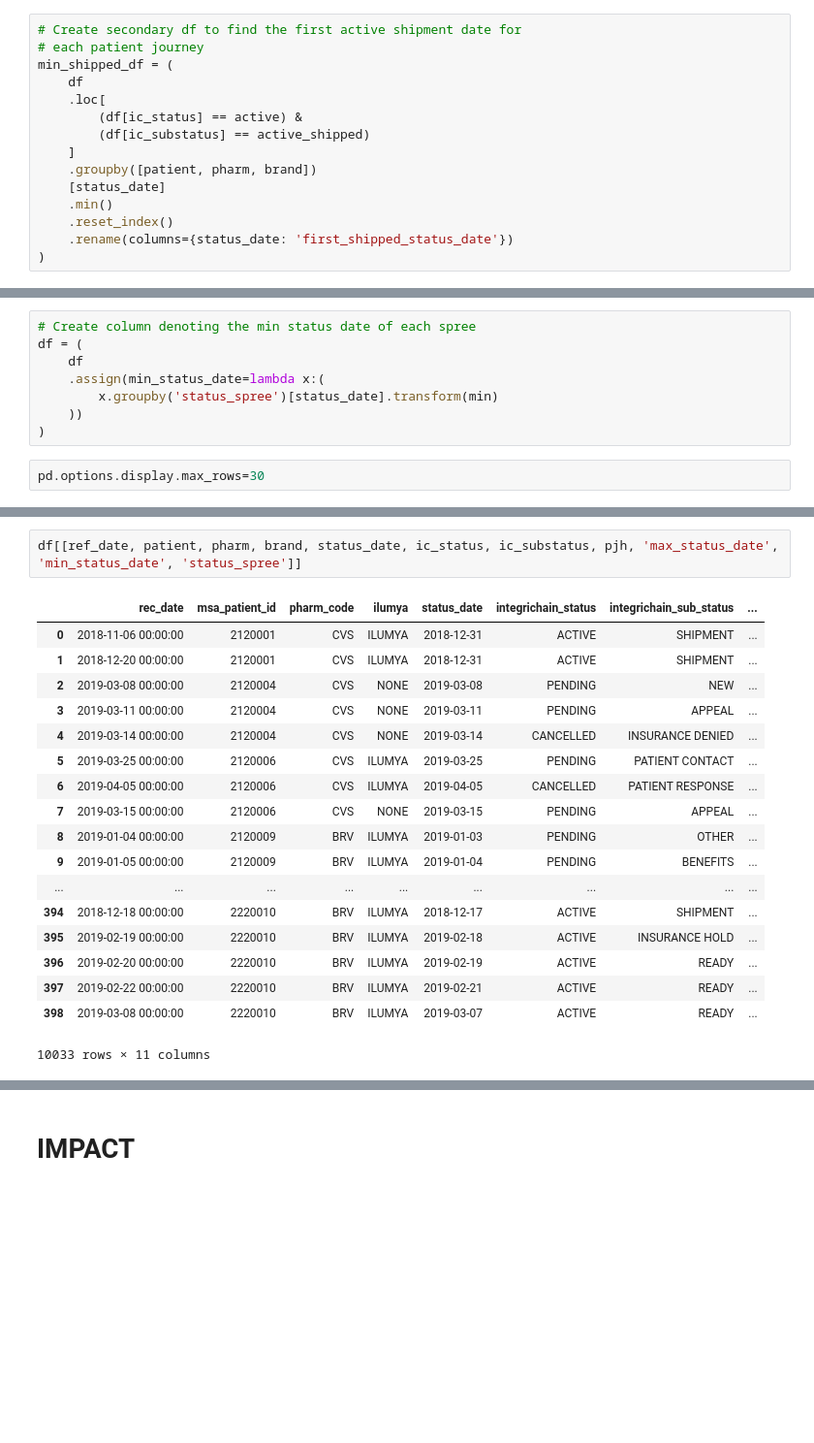
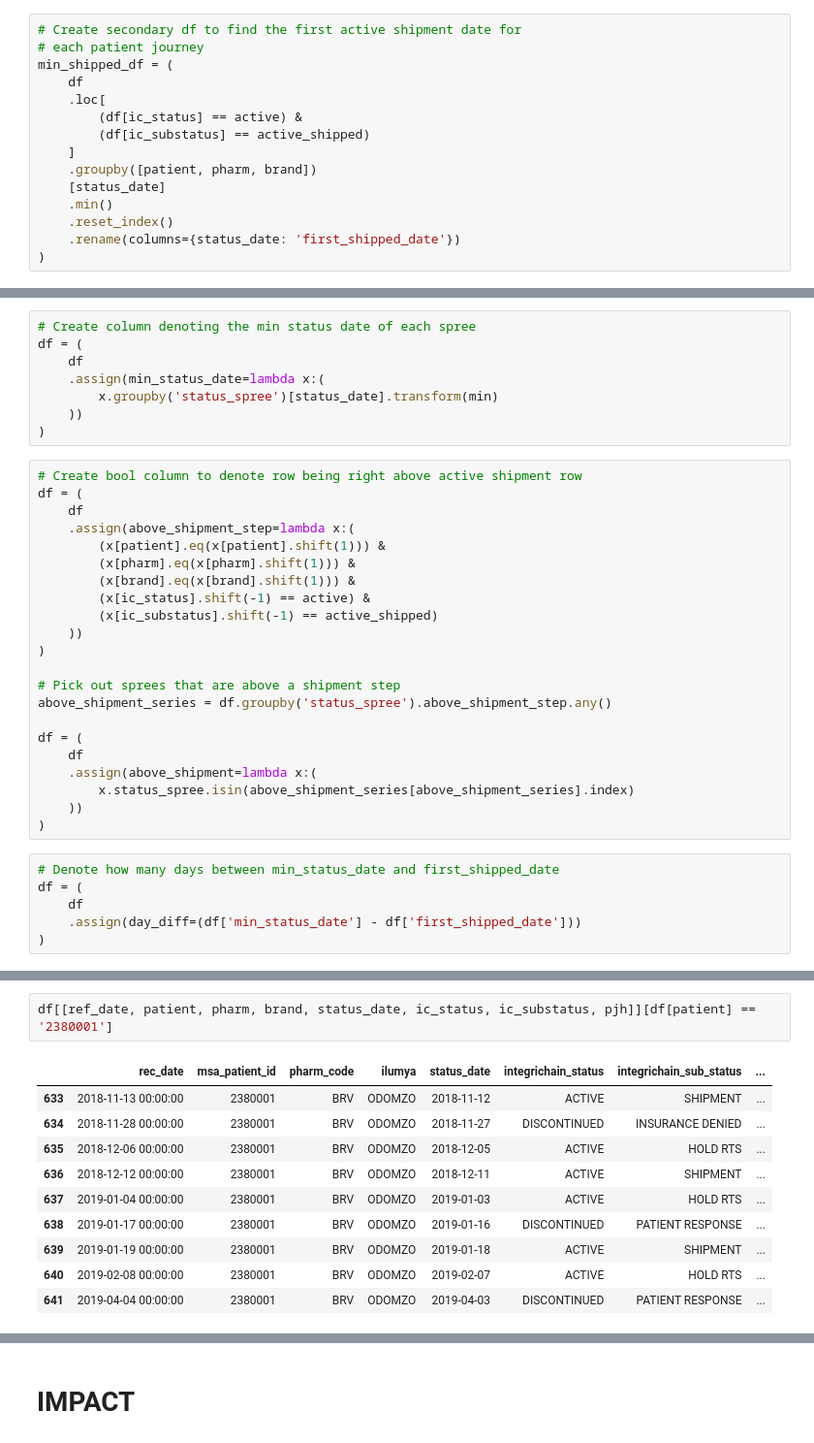
Before and after one commit to RyanAdalbert/s3parq, a Jupyter notebook: transforms/accredo_cancel_before_active.ipynb, the cells around one changed output, grey strips where cells are left out. Shown: that part at 97% size. Saved outputs shown, nothing was run; the diff lists cells and outputs as text; blank space fills up the shorter version.

```diff
--- a/transforms/accredo_cancel_before_active.ipynb
+++ b/transforms/accredo_cancel_before_active.ipynb
@@ -333,7 +333,7 @@ min_shipped_df = (
     [status_date]
     .min()
     .reset_index()
-    .rename(columns={status_date: 'first_shipped_status_date'})
+    .rename(columns={status_date: 'first_shipped_date'})
 )
 # %%
 # Join to main df to get first active shipment date for every
@@ -368,5 +368,31 @@ df = (
         x.groupby('status_spree')[status_date].transform(min)
     ))
 )
-# %%
-pd.options.display.max_rows=30
+# %%
+# Create bool column to denote row being right above active shipment row
+df = (
+    df
+    .assign(above_shipment_step=lambda x:(
+        (x[patient].eq(x[patient].shift(1))) &
+        (x[pharm].eq(x[pharm].shift(1))) &
+        (x[brand].eq(x[brand].shift(1))) &
+        (x[ic_status].shift(-1) == active) &
+        (x[ic_substatus].shift(-1) == active_shipped)
+    ))
+)
+
+# Pick out sprees that are above a shipment step
+above_shipment_series = df.groupby('status_spree').above_shipment_step.any()
+
+df = (
+    df
+    .assign(above_shipment=lambda x:(
+        x.status_spree.isin(above_shipment_series[above_shipment_series].index)
+    ))
+)
+# %%
+# Denote how many days between min_status_date and first_shipped_date
+df = (
+    df
+    .assign(day_diff=(df['min_status_date'] - df['first_shipped_date']))
+)
@@ -373,21 +432,13 @@ pd.options.display.max_rows=30
 # %%
-df[[ref_date, patient, pharm, brand, status_date, ic_status, ic_substatus, pjh, 'max_status_date', 'min_status_date', 'status_spree']]
+df[[ref_date, patient, pharm, brand, status_date, ic_status, ic_substatus, pjh]][df[patient] == '2380001']
 # %% [output]
 |  | rec_date | msa_patient_id | pharm_code | ilumya | status_date | integrichain_status | integrichain_sub_status | ... |
-| 0 | 2018-11-06 00:00:00 | 2120001 | CVS | ILUMYA | 2018-12-31 | ACTIVE | SHIPMENT | ... |
-| 1 | 2018-12-20 00:00:00 | 2120001 | CVS | ILUMYA | 2018-12-31 | ACTIVE | SHIPMENT | ... |
-| 2 | 2019-03-08 00:00:00 | 2120004 | CVS | NONE | 2019-03-08 | PENDING | NEW | ... |
-| 3 | 2019-03-11 00:00:00 | 2120004 | CVS | NONE | 2019-03-11 | PENDING | APPEAL | ... |
-| 4 | 2019-03-14 00:00:00 | 2120004 | CVS | NONE | 2019-03-14 | CANCELLED | INSURANCE DENIED | ... |
-| 5 | 2019-03-25 00:00:00 | 2120006 | CVS | ILUMYA | 2019-03-25 | PENDING | PATIENT CONTACT | ... |
-| 6 | 2019-04-05 00:00:00 | 2120006 | CVS | ILUMYA | 2019-04-05 | CANCELLED | PATIENT RESPONSE | ... |
-| 7 | 2019-03-15 00:00:00 | 2120006 | CVS | NONE | 2019-03-15 | PENDING | APPEAL | ... |
-| 8 | 2019-01-04 00:00:00 | 2120009 | BRV | ILUMYA | 2019-01-03 | PENDING | OTHER | ... |
-| 9 | 2019-01-05 00:00:00 | 2120009 | BRV | ILUMYA | 2019-01-04 | PENDING | BENEFITS | ... |
-| ... | ... | ... | ... | ... | ... | ... | ... | ... |
-| 394 | 2018-12-18 00:00:00 | 2220010 | BRV | ILUMYA | 2018-12-17 | ACTIVE | SHIPMENT | ... |
-| 395 | 2019-02-19 00:00:00 | 2220010 | BRV | ILUMYA | 2019-02-18 | ACTIVE | INSURANCE HOLD | ... |
-| 396 | 2019-02-20 00:00:00 | 2220010 | BRV | ILUMYA | 2019-02-19 | ACTIVE | READY | ... |
-| 397 | 2019-02-22 00:00:00 | 2220010 | BRV | ILUMYA | 2019-02-21 | ACTIVE | READY | ... |
-| 398 | 2019-03-08 00:00:00 | 2220010 | BRV | ILUMYA | 2019-03-07 | ACTIVE | READY | ... |
+| 633 | 2018-11-13 00:00:00 | 2380001 | BRV | ODOMZO | 2018-11-12 | ACTIVE | SHIPMENT | ... |
+| 634 | 2018-11-28 00:00:00 | 2380001 | BRV | ODOMZO | 2018-11-27 | DISCONTINUED | INSURANCE DENIED | ... |
+| 635 | 2018-12-06 00:00:00 | 2380001 | BRV | ODOMZO | 2018-12-05 | ACTIVE | HOLD RTS | ... |
+| 636 | 2018-12-12 00:00:00 | 2380001 | BRV | ODOMZO | 2018-12-11 | ACTIVE | SHIPMENT | ... |
+| 637 | 2019-01-04 00:00:00 | 2380001 | BRV | ODOMZO | 2019-01-03 | ACTIVE | HOLD RTS | ... |
+| 638 | 2019-01-17 00:00:00 | 2380001 | BRV | ODOMZO | 2019-01-16 | DISCONTINUED | PATIENT RESPONSE | ... |
+| 639 | 2019-01-19 00:00:00 | 2380001 | BRV | ODOMZO | 2019-01-18 | ACTIVE | SHIPMENT | ... |
+| 640 | 2019-02-08 00:00:00 | 2380001 | BRV | ODOMZO | 2019-02-07 | ACTIVE | HOLD RTS | ... |
+| 641 | 2019-04-04 00:00:00 | 2380001 | BRV | ODOMZO | 2019-04-03 | DISCONTINUED | PATIENT RESPONSE | ... |
-10033 rows × 11 columns
```
Also changed, not shown: parts of 15 cells of this notebook.
